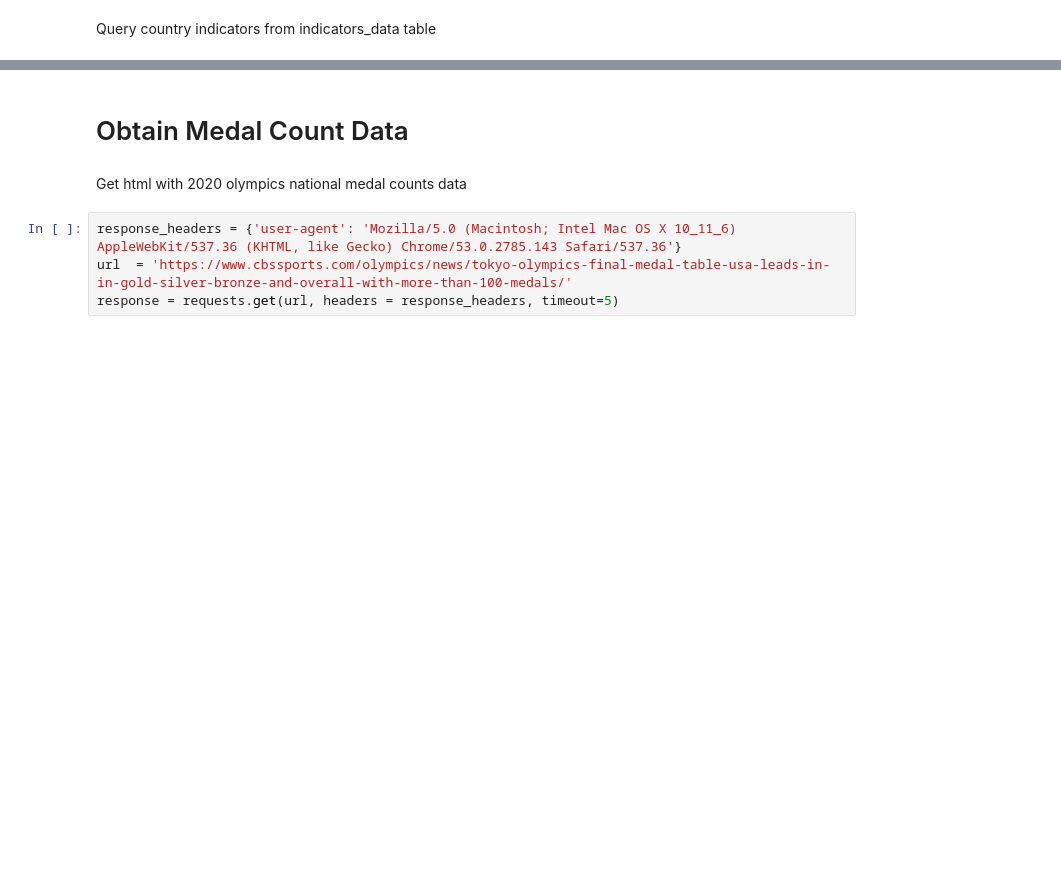
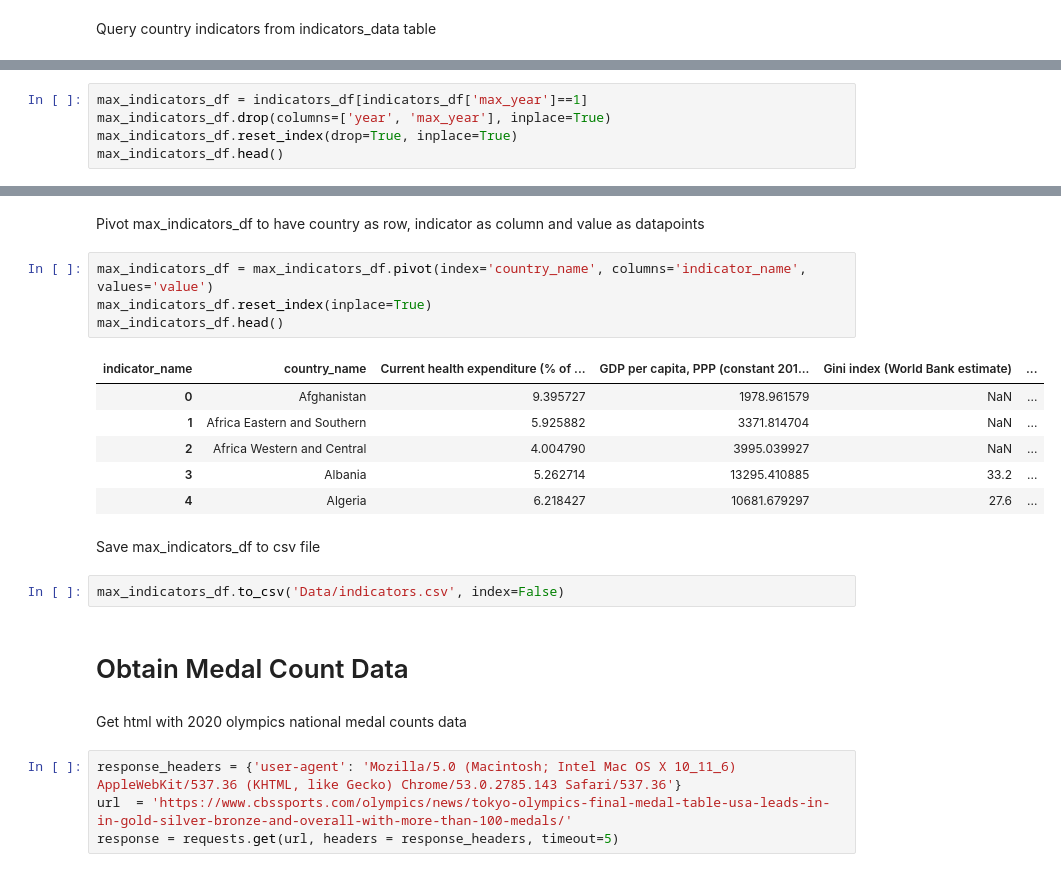
Before and after one commit to blantj/olympic_medal_classification, a Jupyter notebook: Obtaining_Data.ipynb, the cells around one changed output, grey strips where cells are left out. Saved outputs shown, nothing was run; the diff lists cells and outputs as text; blank space fills up the shorter version.

```diff
--- a/Obtaining_Data.ipynb
+++ b/Obtaining_Data.ipynb
@@ -78,0 +119,5 @@ indicators_df.to_csv('Data/indicators.csv', index=False)
+# %%
+max_indicators_df = indicators_df[indicators_df['max_year']==1]
+max_indicators_df.drop(columns=['year', 'max_year'], inplace=True)
+max_indicators_df.reset_index(drop=True, inplace=True)
+max_indicators_df.head()
@@ -79,3 +135,20 @@ indicators_df.to_csv('Data/indicators.csv', index=False)
+# %% [markdown]
+Pivot max_indicators_df to have country as row, indicator as column and value as datapoints
+# %%
+max_indicators_df = max_indicators_df.pivot(index='country_name', columns='indicator_name', values='value')
+max_indicators_df.reset_index(inplace=True)
+max_indicators_df.head()
+# %% [output]
+| indicator_name | country_name | Current health expenditure (% of ... | GDP per capita, PPP (constant 201... | Gini index (World Bank estimate) | ... |
+| 0 | Afghanistan | 9.395727 | 1978.961579 | NaN | ... |
+| 1 | Africa Eastern and Southern | 5.925882 | 3371.814704 | NaN | ... |
+| 2 | Africa Western and Central | 4.004790 | 3995.039927 | NaN | ... |
+| 3 | Albania | 5.262714 | 13295.410885 | 33.2 | ... |
+| 4 | Algeria | 6.218427 | 10681.679297 | 27.6 | ... |
+# %% [markdown]
+Save max_indicators_df to csv file
+# %%
+max_indicators_df.to_csv('Data/indicators.csv', index=False)
 # %% [markdown]
 # Obtain Medal Count Data
 # %% [markdown]
```
Also changed, not shown: parts of 8 cells of this notebook, 2 other files.
